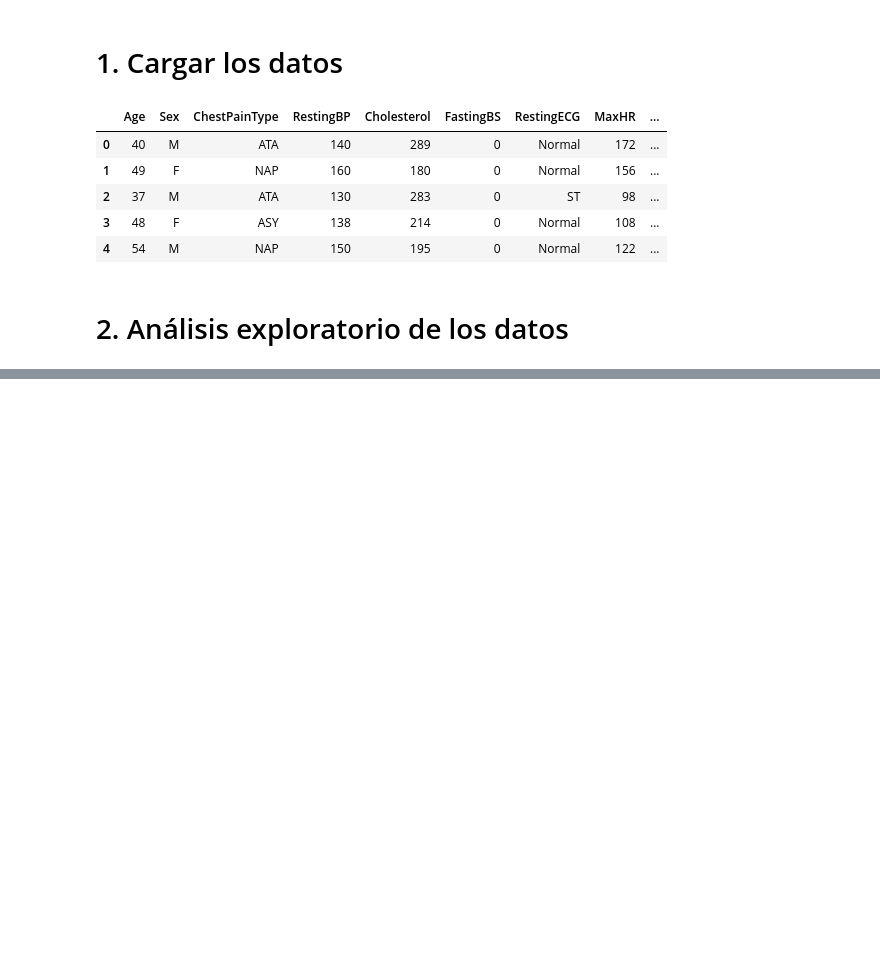
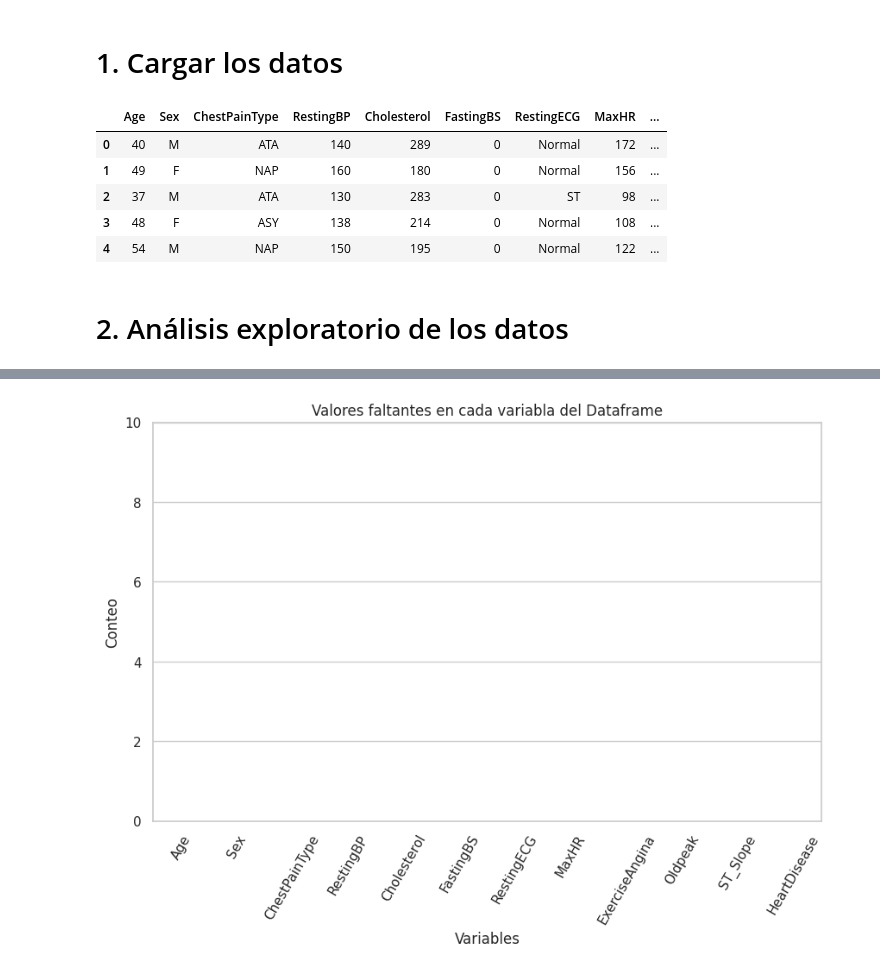
Before and after one commit to josemal98/Proyecto_ML_BEDU, a Jupyter notebook: Notebooks/josecarlos.ipynb, the cells around one changed output, grey strips where cells are left out. Drawn from its saved outputs; the diff is of its cells as text; code cells hidden in the pictures; blank space fills up the shorter version.

```diff
--- a/Notebooks/josecarlos.ipynb
+++ b/Notebooks/josecarlos.ipynb
@@ -68,0 +75,22 @@ fig.show()
+# %%
+
+# Configura el estilo de Seaborn
+sns.set(style="whitegrid")
+
+# Calcula la cantidad de valores faltantes en cada variable
+missing_values = df.isna().sum()
+
+# Crea la gráfica de barras
+plt.figure(figsize=(10, 6))
+sns.barplot(x=missing_values.index, y=missing_values.values)
+plt.xlabel('Variables')
+plt.ylabel('Conteo')
+plt.xticks(rotation=60)  # Rotar las etiquetas del eje x para que sean legibles
+plt.title('Valores faltantes en cada variabla del Dataframe')
+
+# Establece los límites del eje y de 0 a 10
+plt.ylim(0, 10)
+
+plt.show()
+# %% [output]
+[figure, added]
```
Also changed, not shown: parts of 22 cells of this notebook.
